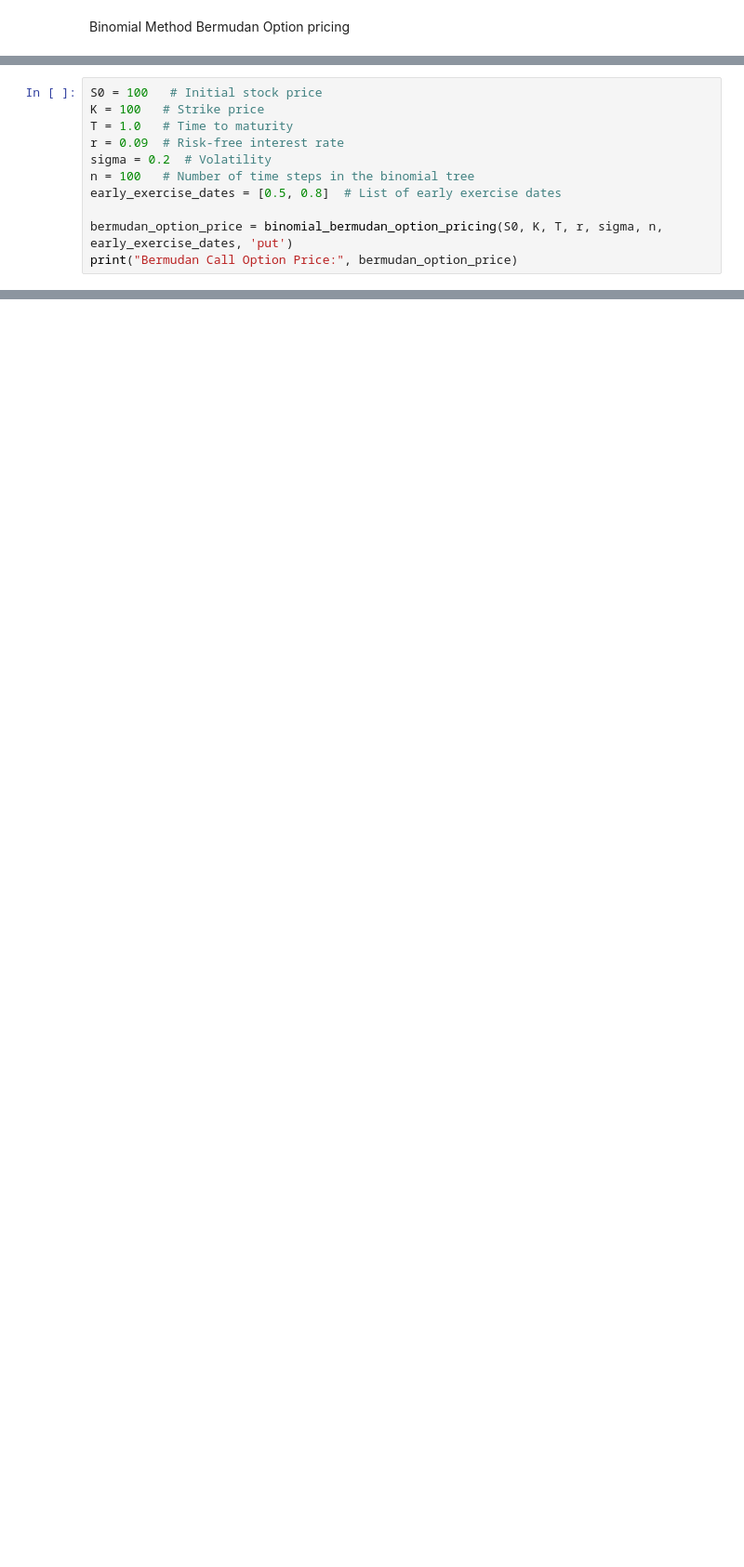
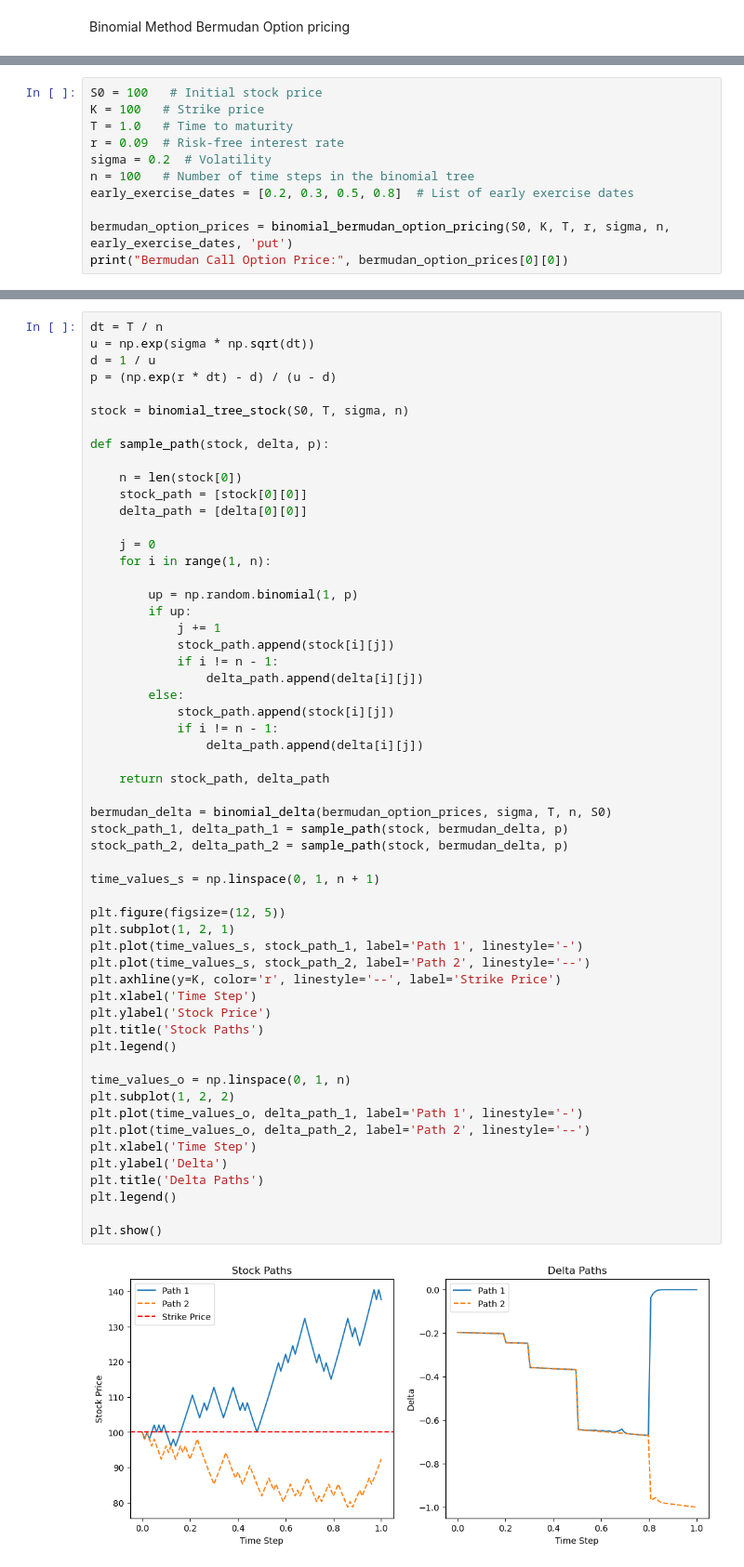
Before and after one commit to PieterO99/SemiStaticReplication, a Jupyter notebook: BinomialTreeBermudan.ipynb, the cells around one changed output, grey strips where cells are left out. Shown: that part at 93% size. Cells and saved outputs as stored; diff of their text form; blank space fills up the shorter version.

```diff
--- a/BinomialTreeBermudan.ipynb
+++ b/BinomialTreeBermudan.ipynb
@@ -64,8 +72,8 @@ T = 1.0   # Time to maturity
 r = 0.09  # Risk-free interest rate
 sigma = 0.2  # Volatility
 n = 100   # Number of time steps in the binomial tree
-early_exercise_dates = [0.5, 0.8]  # List of early exercise dates
+early_exercise_dates = [0.2, 0.3, 0.5, 0.8]  # List of early exercise dates
 
-bermudan_option_price = binomial_bermudan_option_pricing(S0, K, T, r, sigma, n, early_exercise_dates, 'put')
-print("Bermudan Call Option Price:", bermudan_option_price)
+bermudan_option_prices = binomial_bermudan_option_pricing(S0, K, T, r, sigma, n, early_exercise_dates, 'put')
+print("Bermudan Call Option Price:", bermudan_option_prices[0][0])
 # %% [output]
@@ -72,0 +81,58 @@ Bermudan Call Option Price: 61.29978315118754
+# %%
+dt = T / n
+u = np.exp(sigma * np.sqrt(dt))
+d = 1 / u
+p = (np.exp(r * dt) - d) / (u - d)
+
+stock = binomial_tree_stock(S0, T, sigma, n)
+
+def sample_path(stock, delta, p):
+
+    n = len(stock[0])
+    stock_path = [stock[0][0]]
+    delta_path = [delta[0][0]]
+
+    j = 0
+    for i in range(1, n):
+
+        up = np.random.binomial(1, p)
+        if up:
+            j += 1
+            stock_path.append(stock[i][j])
+            if i != n - 1:
+                delta_path.append(delta[i][j])
+        else:
+            stock_path.append(stock[i][j])
+            if i != n - 1:
+                delta_path.append(delta[i][j])
+
+    return stock_path, delta_path
+
+bermudan_delta = binomial_delta(bermudan_option_prices, sigma, T, n, S0)
+stock_path_1, delta_path_1 = sample_path(stock, bermudan_delta, p)
+stock_path_2, delta_path_2 = sample_path(stock, bermudan_delta, p)
+
+time_values_s = np.linspace(0, 1, n + 1)
+
+plt.figure(figsize=(12, 5))
+plt.subplot(1, 2, 1)
+plt.plot(time_values_s, stock_path_1, label='Path 1', linestyle='-')
+plt.plot(time_values_s, stock_path_2, label='Path 2', linestyle='--')
+plt.axhline(y=K, color='r', linestyle='--', label='Strike Price')
+plt.xlabel('Time Step')
+plt.ylabel('Stock Price')
+plt.title('Stock Paths')
+plt.legend()
+
+time_values_o = np.linspace(0, 1, n)
+plt.subplot(1, 2, 2)
+plt.plot(time_values_o, delta_path_1, label='Path 1', linestyle='-')
+plt.plot(time_values_o, delta_path_2, label='Path 2', linestyle='--')
+plt.xlabel('Time Step')
+plt.ylabel('Delta')
+plt.title('Delta Paths')
+plt.legend()
+
+plt.show()
+# %% [output]
+[figure, added]
```
Also changed, not shown: parts of 3 cells of this notebook.
